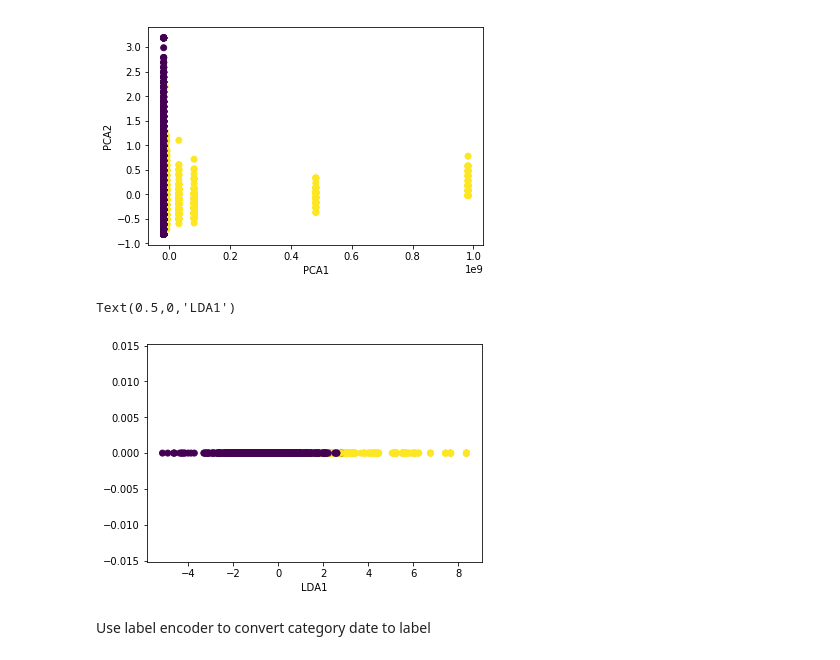
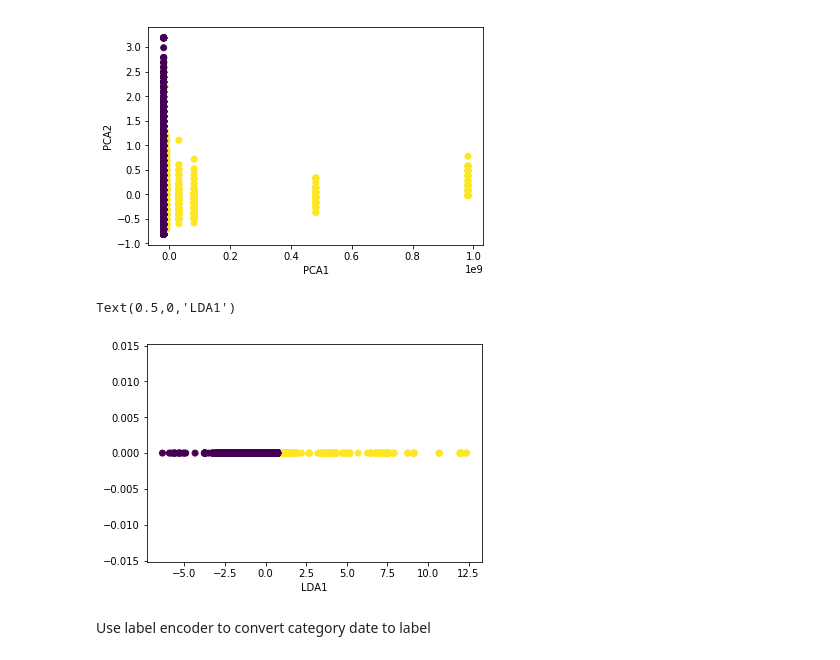
Before and after one commit to sytan6419/Machine-Learning-Project, a Jupyter notebook: Machine Learning Group Assignment.ipynb, the cells around one changed output. Saved outputs shown, nothing was run; the diff lists cells and outputs as text; code cells hidden in the pictures.

```diff
--- a/Machine Learning Group Assignment.ipynb
+++ b/Machine Learning Group Assignment.ipynb
@@ -525,17 +466,17 @@ Text(0,0.5,'PCA2')
 # %%
 from sklearn.discriminant_analysis import LinearDiscriminantAnalysis
 
-new_columns_to_use=['Rating','Reviews','Sizek','Installs','Price$','Target']
+new_columns_to_use=['Rating','Reviews','Installs','Price$','Target']
 
 lda=LinearDiscriminantAnalysis(n_components=2)
 X_lda=lda.fit_transform(df[new_columns_to_use],df.Target)
 y_lda=np.zeros(len(X_lda))
 X_lda_pd=pd.DataFrame(data=X_lda,columns=['LDA1'])
 plt.scatter(X_lda_pd.LDA1,y_lda,c=df.Target)
 plt.xlabel('LDA1')
 # %% [output]
 Text(0.5,0,'LDA1')
-[figure, old version]
+[figure, new version]
 # %% [markdown]
 Use label encoder to convert category date to label
 # %%
```
Also changed, not shown: parts of 48 cells of this notebook.
